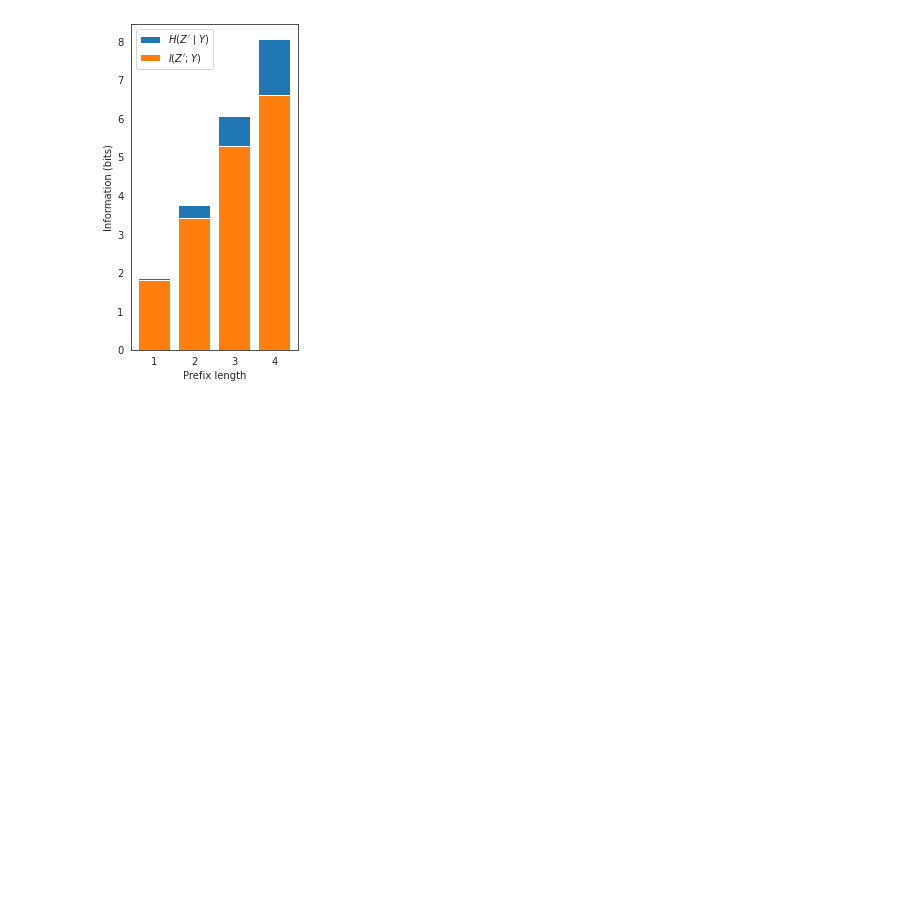
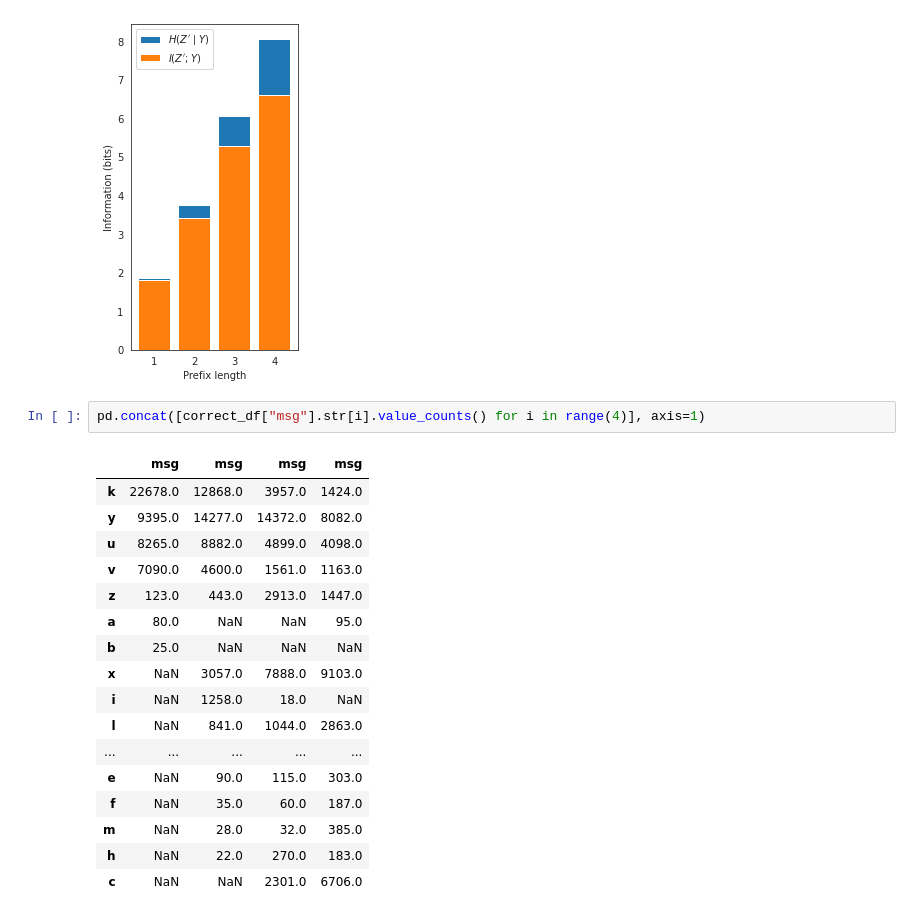
Before and after one commit to cifkao/EGG, a Jupyter notebook: experiments/sum50/analysis.ipynb, the cells around one changed output. Cells and saved outputs as stored; diff of their text form; blank space fills up the shorter version.

```diff
--- a/experiments/sum50/analysis.ipynb
+++ b/experiments/sum50/analysis.ipynb
@@ -241,3 +241,23 @@ plt.savefig("figs/sum50_mi_prefix.pdf")
 plt.show()
 # %% [output]
 [figure]
+# %%
+pd.concat([correct_df["msg"].str[i].value_counts() for i in range(4)], axis=1)
+# %% [output]
+|  | msg | msg | msg | msg |
+| k | 22678.0 | 12868.0 | 3957.0 | 1424.0 |
+| y | 9395.0 | 14277.0 | 14372.0 | 8082.0 |
+| u | 8265.0 | 8882.0 | 4899.0 | 4098.0 |
+| v | 7090.0 | 4600.0 | 1561.0 | 1163.0 |
+| z | 123.0 | 443.0 | 2913.0 | 1447.0 |
+| a | 80.0 | NaN | NaN | 95.0 |
+| b | 25.0 | NaN | NaN | NaN |
+| x | NaN | 3057.0 | 7888.0 | 9103.0 |
+| i | NaN | 1258.0 | 18.0 | NaN |
+| l | NaN | 841.0 | 1044.0 | 2863.0 |
+| ... | ... | ... | ... | ... |
+| e | NaN | 90.0 | 115.0 | 303.0 |
+| f | NaN | 35.0 | 60.0 | 187.0 |
+| m | NaN | 28.0 | 32.0 | 385.0 |
+| h | NaN | 22.0 | 270.0 | 183.0 |
+| c | NaN | NaN | 2301.0 | 6706.0 |
```
